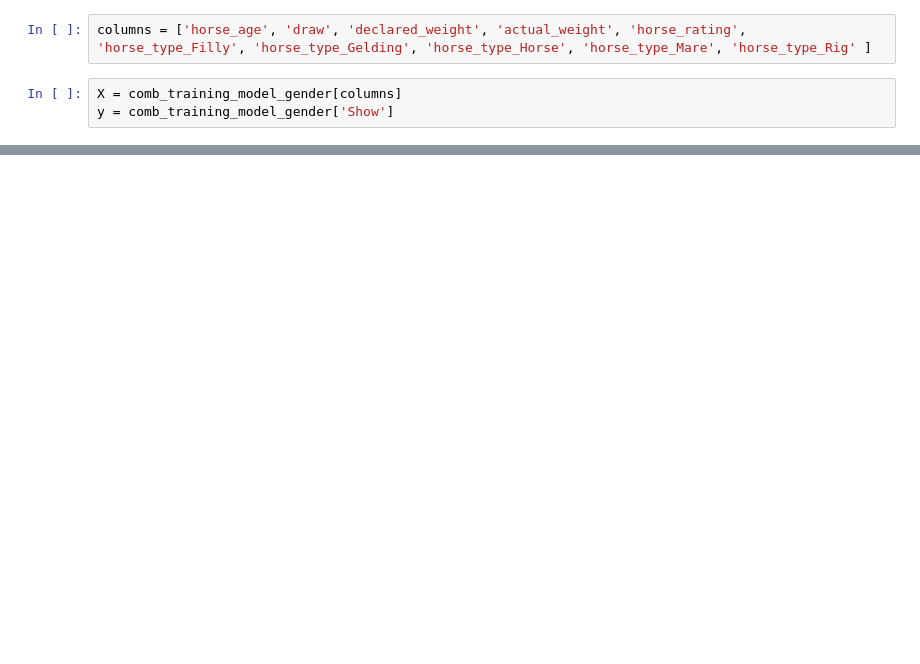
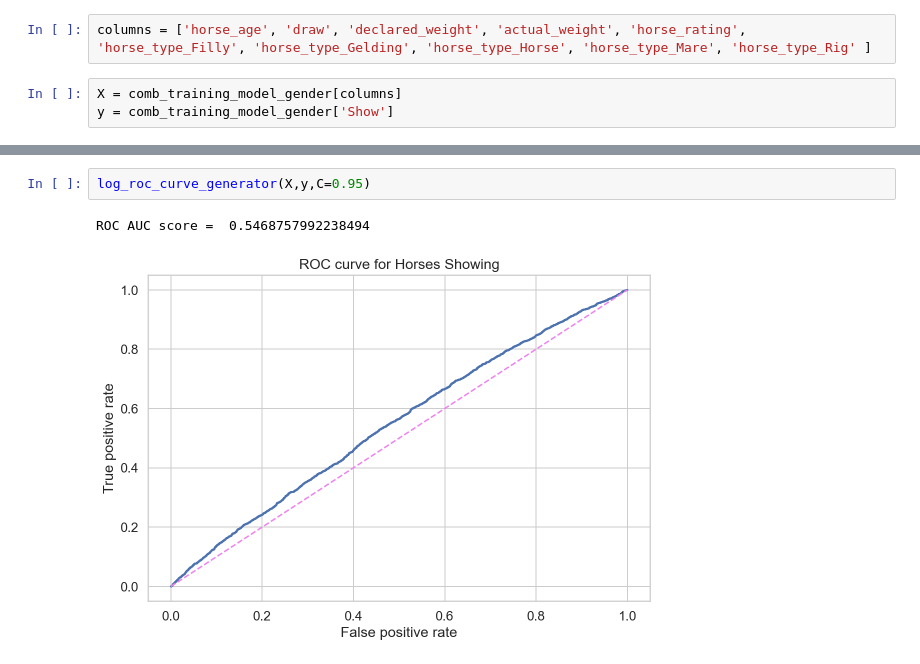
Before and after one commit to pbovard63/Predicting_Hong_Kong_Horse_Racing_Finishes, a Jupyter notebook: initial_model_eda.ipynb, the cells around one changed output, grey strips where cells are left out. Drawn from its saved outputs; the diff is of its cells as text; blank space fills up the shorter version.

```diff
--- a/initial_model_eda.ipynb
+++ b/initial_model_eda.ipynb
@@ -427,0 +312,5 @@ Logistic Regression Validation F1 Score: 0.0
+# %%
+log_roc_curve_generator(X,y,C=0.95)
+# %% [output]
+ROC AUC score =  0.5468757992238494
+[figure, added]
```
Also changed, not shown: parts of 32 cells of this notebook, 2 other files.
